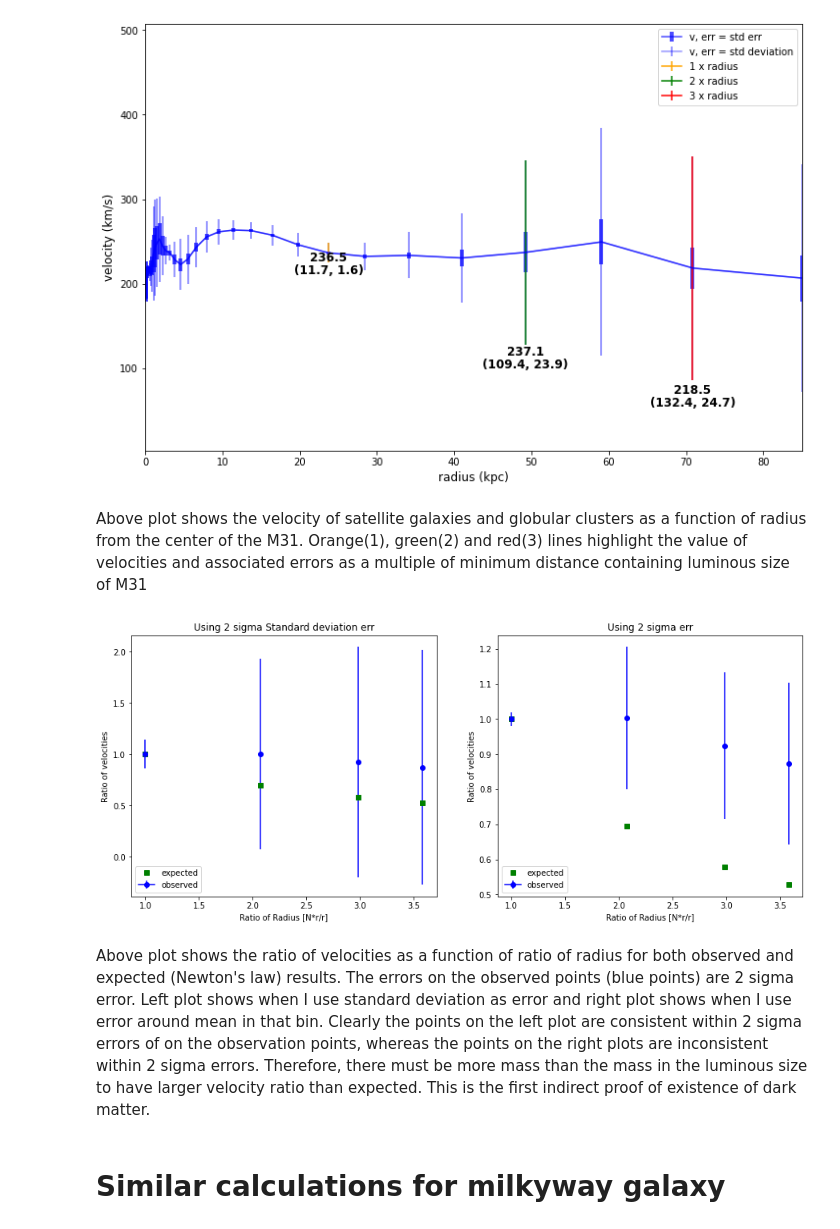
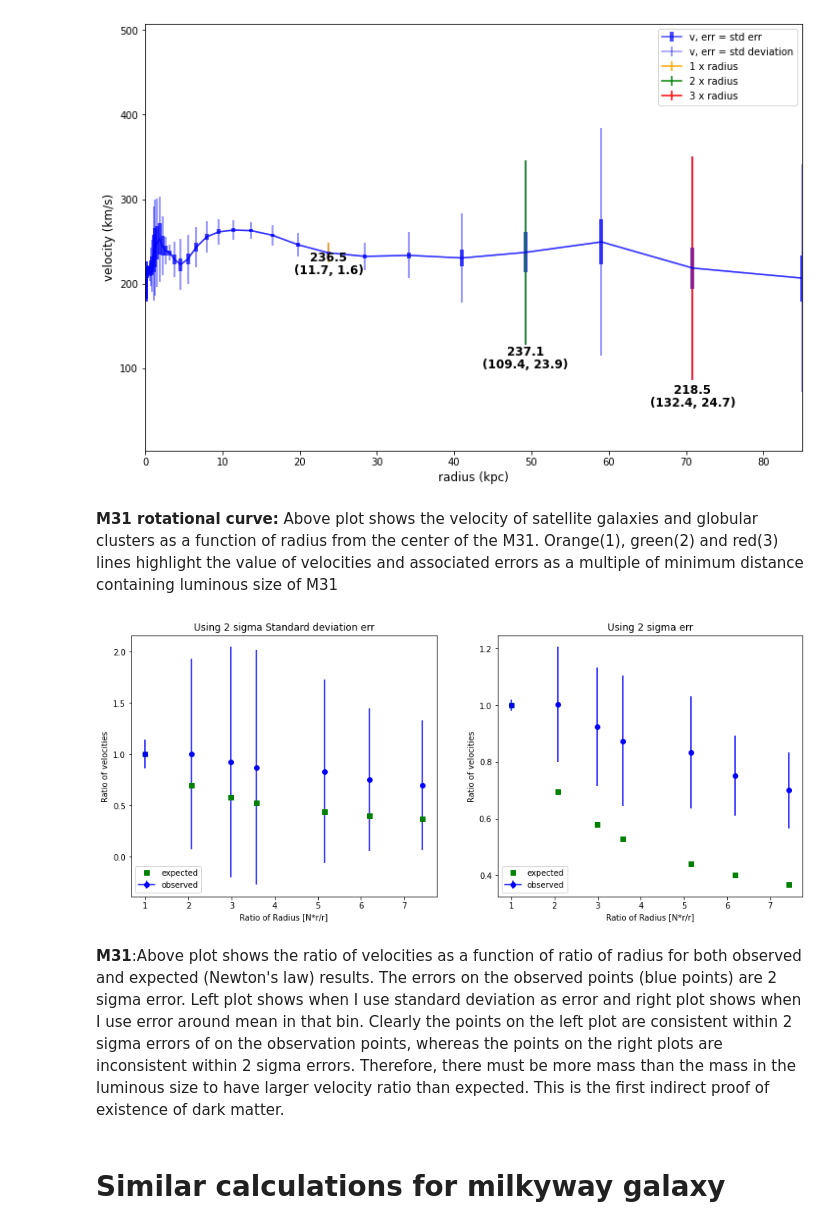
Before and after one commit to skumarudel/DSPS_SKumar, a Jupyter notebook: HW4/GalRotation.ipynb, the cells around one changed output. Cells and saved outputs as stored; diff of their text form; code cells hidden in the pictures.

```diff
--- a/HW4/GalRotation.ipynb
+++ b/HW4/GalRotation.ipynb
@@ -179,7 +179,7 @@ plot_GalRot(data=m31,N=3,sizelum=sizelum)
 # %% [output]
 [figure]
 # %% [markdown]
-Above plot shows the velocity of satellite galaxies and globular clusters as a function of radius from the center of the M31. Orange(1), green(2) and red(3) lines highlight the value of velocities and associated errors as a multiple of minimum distance containing luminous size of M31
+**M31 rotational curve:** Above plot shows the velocity of satellite galaxies and globular clusters as a function of radius from the center of the M31. Orange(1), green(2) and red(3) lines highlight the value of velocities and associated errors as a multiple of minimum distance containing luminous size of M31
 # %%
 def vratios(data, N, sizelum, err='dv'):
   '''
@@ -223,11 +223,11 @@ def plot_vratios(data, N, sizelum, sigma_err = 2):
   axes[1].set_title('Using {} sigma err'.format(sigma_err));
   #plt.title('M31 galaxy');
 # %%
-plot_vratios(m31,5,sizelum,sigma_err=2)
+plot_vratios(m31,8,sizelum,sigma_err=2)
 # %% [output]
-[figure, old version]
+[figure, new version]
 # %% [markdown]
-Above plot shows the ratio of velocities as a function of ratio of radius for both observed and expected (Newton's law) results. The errors on the observed points (blue points) are 2 sigma error. Left plot shows when I use standard deviation as error and right plot shows when I use error around mean in that bin. Clearly the points on the left plot are consistent within 2 sigma errors of on the observation points, whereas the points on the right plots are inconsistent within 2 sigma errors. Therefore, there must be more mass than the mass in the luminous size to have larger velocity ratio than expected. This is the first indirect proof of existence of dark matter.
+**M31**:Above plot shows the ratio of velocities as a function of ratio of radius for both observed and expected (Newton's law) results. The errors on the observed points (blue points) are 2 sigma error. Left plot shows when I use standard deviation as error and right plot shows when I use error around mean in that bin. Clearly the points on the left plot are consistent within 2 sigma errors of on the observation points, whereas the points on the right plots are inconsistent within 2 sigma errors. Therefore, there must be more mass than the mass in the luminous size to have larger velocity ratio than expected. This is the first indirect proof of existence of dark matter.
 # %% [markdown]
 # Similar calculations for milkyway galaxy
 # %%
```
Also changed, not shown: parts of 7 cells of this notebook.
